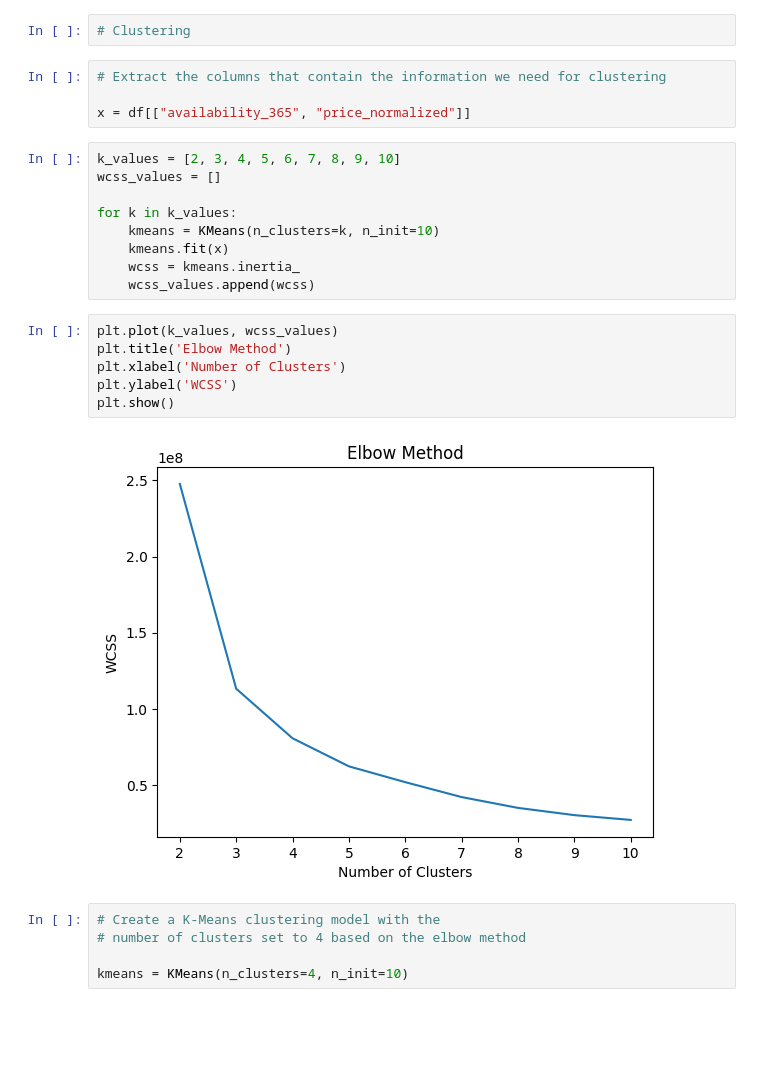
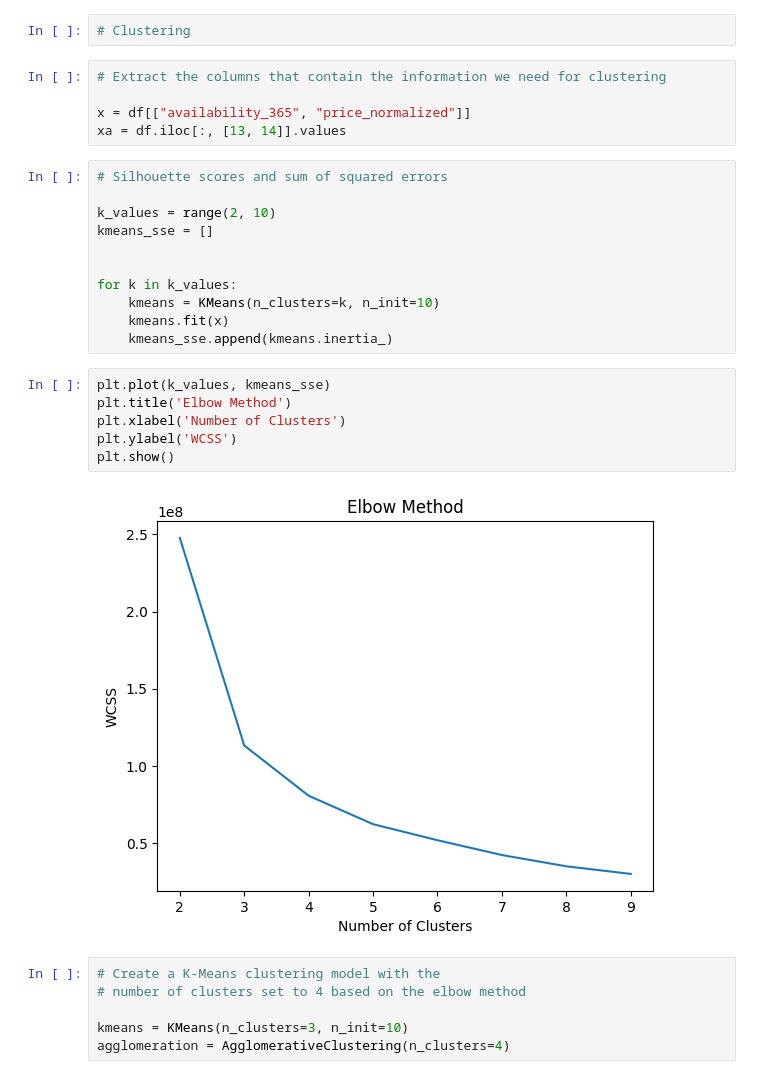
Before and after one commit to farisbegic/airbnb-istanbul-eda, a Jupyter notebook: IstanbulAirBnBEDA.ipynb, the cells around one changed output. Drawn from its saved outputs; the diff is of its cells as text; blank space fills up the shorter version.

Commit message:
Added Agglomeration method for clustering and added silhouette score to compare which method gives better results

```diff
--- a/IstanbulAirBnBEDA.ipynb
+++ b/IstanbulAirBnBEDA.ipynb
@@ -370,28 +371,32 @@ df.head(20)
 # Extract the columns that contain the information we need for clustering
 
 x = df[["availability_365", "price_normalized"]]
+xa = df.iloc[:, [13, 14]].values
 # %%
-k_values = [2, 3, 4, 5, 6, 7, 8, 9, 10]
-wcss_values = []
+# Silhouette scores and sum of squared errors
+
+k_values = range(2, 10)
+kmeans_sse = []
+
 
 for k in k_values:
     kmeans = KMeans(n_clusters=k, n_init=10)
     kmeans.fit(x)
-    wcss = kmeans.inertia_
-    wcss_values.append(wcss)
+    kmeans_sse.append(kmeans.inertia_)
 # %%
-plt.plot(k_values, wcss_values)
+plt.plot(k_values, kmeans_sse)
 plt.title('Elbow Method')
 plt.xlabel('Number of Clusters')
 plt.ylabel('WCSS')
 plt.show()
 # %% [output]
-[figure, old version]
+[figure, new version]
 # %%
 # Create a K-Means clustering model with the
 # number of clusters set to 4 based on the elbow method
 
-kmeans = KMeans(n_clusters=4, n_init=10)
+kmeans = KMeans(n_clusters=3, n_init=10)
+agglomeration = AgglomerativeClustering(n_clusters=4)
 # %%
 # Fit the K-Means model to the data
 
```
Also changed, not shown: parts of 11 cells of this notebook, 2 other files.
